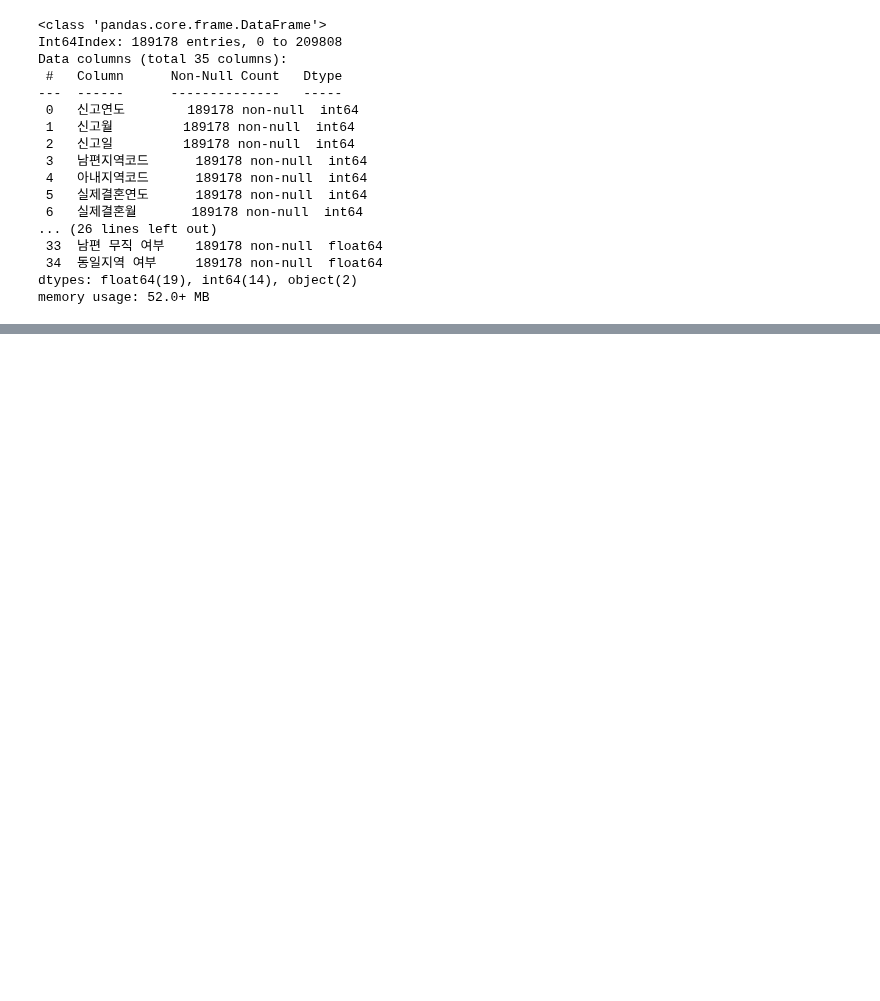
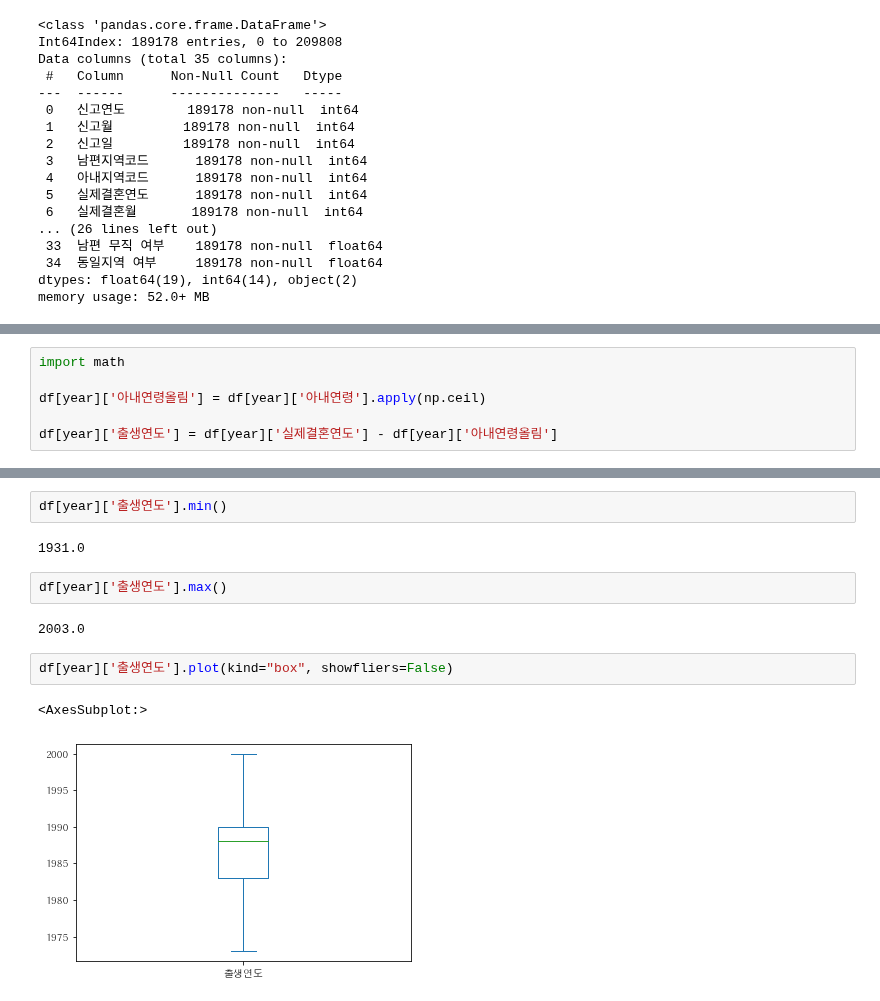
Before and after one commit to ohMinyoung22/science_project, a Jupyter notebook: eda/older_marriage.ipynb, the cells around one changed output, grey strips where cells are left out. Saved outputs shown, nothing was run; the diff lists cells and outputs as text; blank space fills up the shorter version.

```diff
--- a/eda/older_marriage.ipynb
+++ b/eda/older_marriage.ipynb
@@ -304,0 +331,6 @@ x16            0.6301      0.048     13.043      0.000       0.535       0.725
+# %%
+import math
+
+df[year]['아내연령올림'] = df[year]['아내연령'].apply(np.ceil)
+
+df[year]['출생연도'] = df[year]['실제결혼연도'] - df[year]['아내연령올림']
@@ -304,0 +353,13 @@ x16            0.6301      0.048     13.043      0.000       0.535       0.725
+# %%
+df[year]['출생연도'].min()
+# %% [output]
+1931.0
+# %%
+df[year]['출생연도'].max()
+# %% [output]
+2003.0
+# %%
+df[year]['출생연도'].plot(kind="box", showfliers=False)
+# %% [output]
+<AxesSubplot:>
+[figure, added]
```
Also changed, not shown: parts of 7 cells of this notebook.
